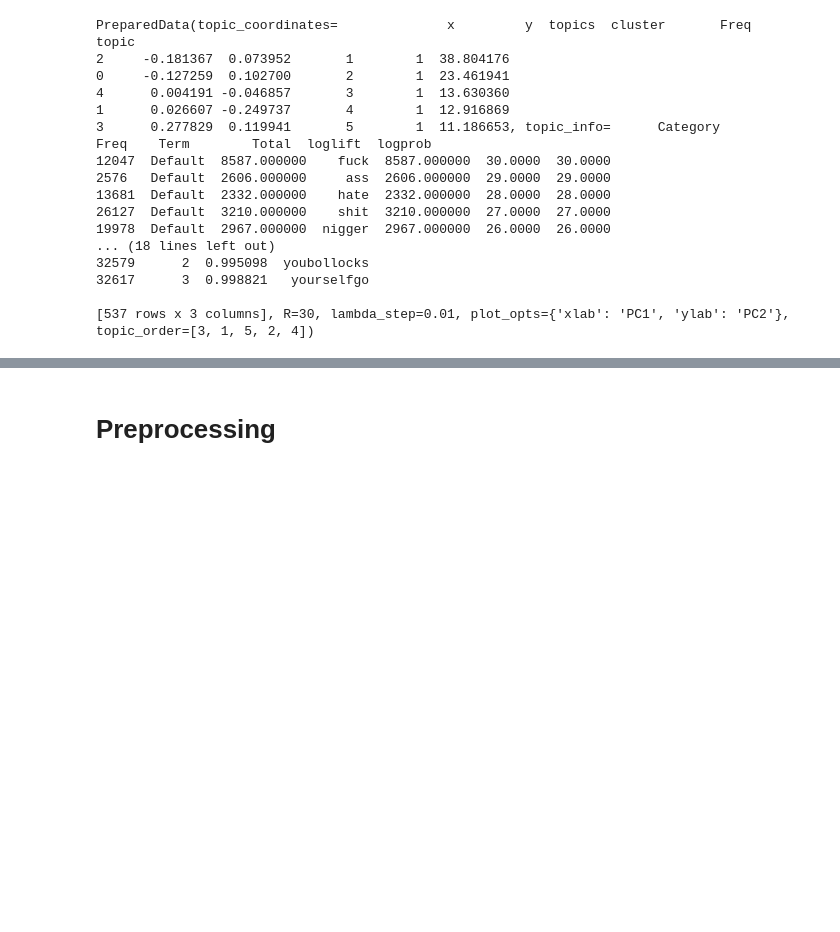
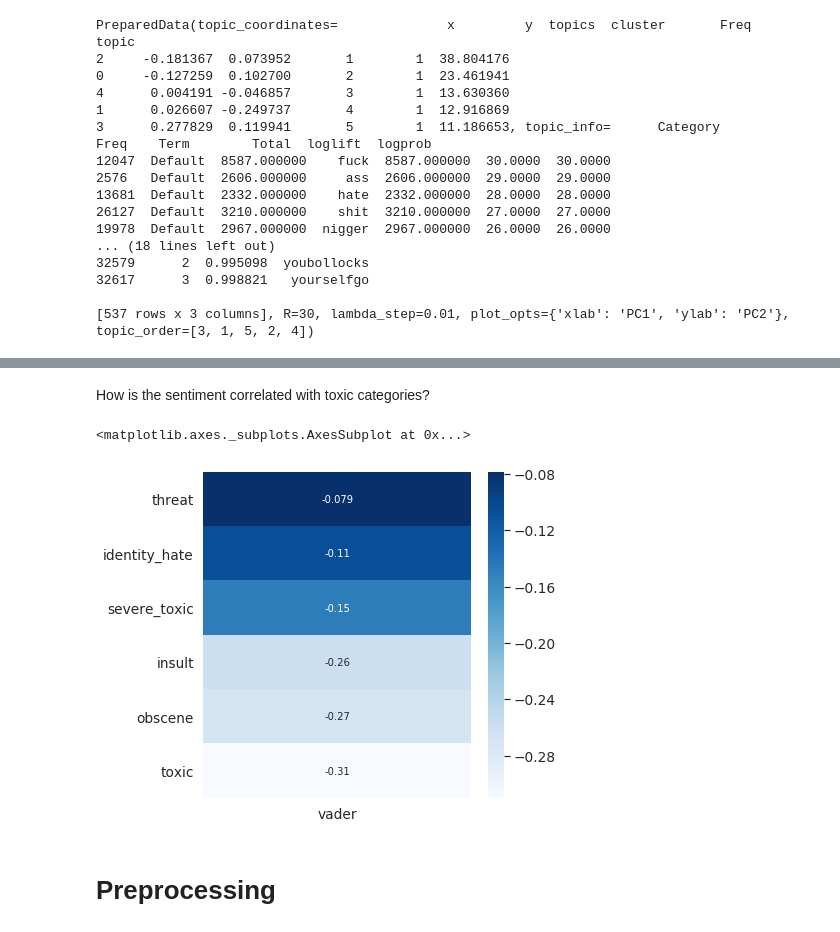
Before and after one commit to blawok/Toxic_Comments_Classification, a Jupyter notebook: toxic_comments.ipynb, the cells around one changed output, grey strips where cells are left out. Drawn from its saved outputs; the diff is of its cells as text; code cells hidden in the pictures; blank space fills up the shorter version.

```diff
--- a/toxic_comments.ipynb
+++ b/toxic_comments.ipynb
@@ -313,3 +353,16 @@ topic
+# %% [markdown]
+How is the sentiment correlated with toxic categories?
+# %%
+temp_df = train[['toxic', 'severe_toxic', 'obscene', 'threat', 'insult', 'identity_hate', 'vader']]
+corr=temp_df.corr()
+
+plt.figure(figsize=(6,6))
+sns.heatmap(corr[['vader']].iloc[:-1,].sort_values(by=['vader'],ascending=False),
+            cmap="Blues",
+            annot=True)
+# %% [output]
+<matplotlib.axes._subplots.AxesSubplot at 0x...>
+[figure, added]
 # %% [markdown]
 # Preprocessing
 # %%
```
Also changed, not shown: parts of 17 cells of this notebook.
